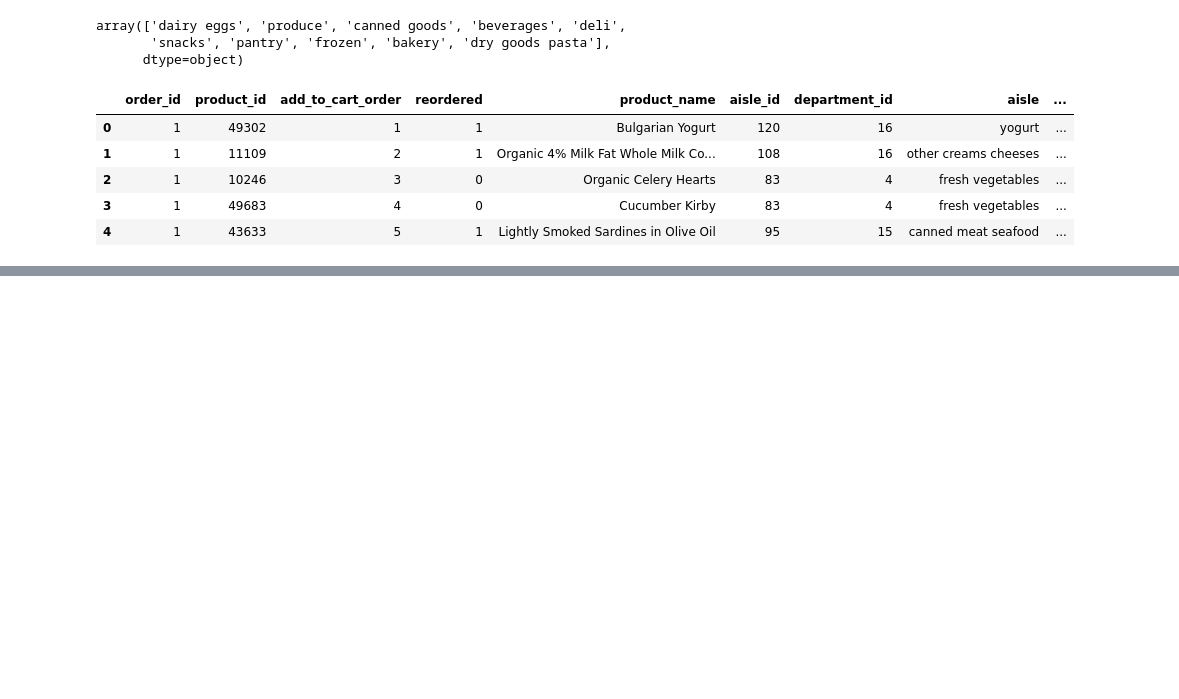
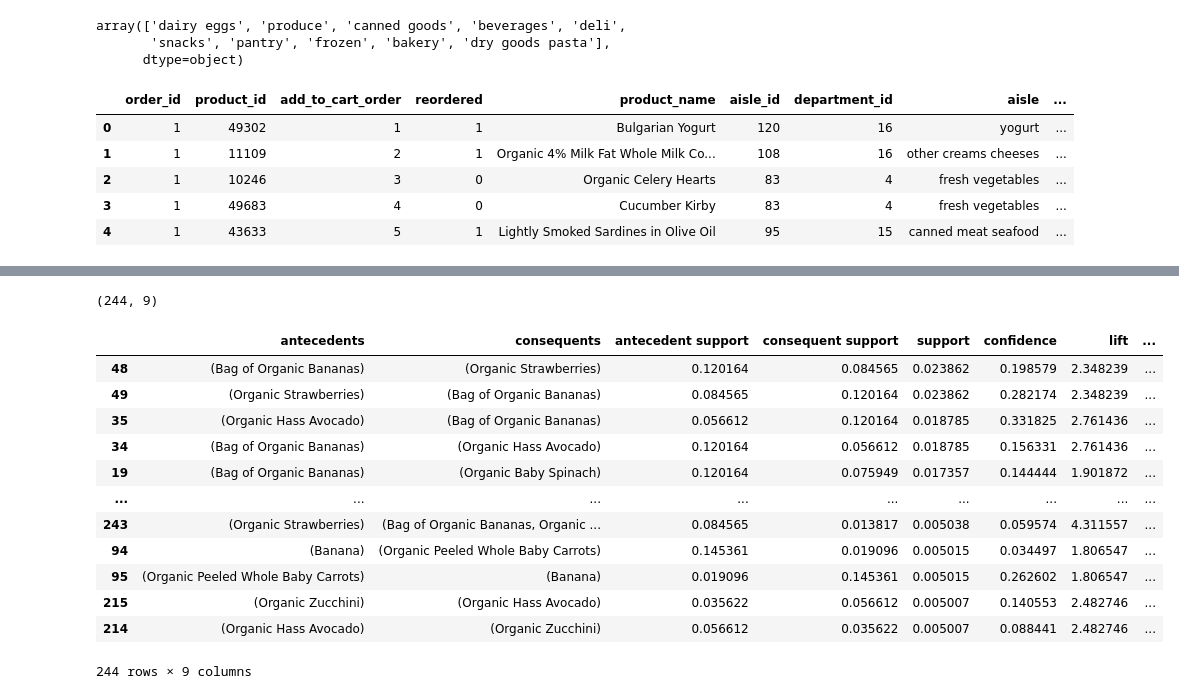
Before and after one commit to monolabs/products_association, a Jupyter notebook: notebooks/arm_experimental.ipynb, the cells around one changed output, grey strips where cells are left out. Cells and saved outputs as stored; diff of their text form; code cells hidden in the pictures; blank space fills up the shorter version.

```diff
--- a/notebooks/arm_experimental.ipynb
+++ b/notebooks/arm_experimental.ipynb
@@ -116,0 +107,6 @@ order_products_filtered.head(5)
+# %%
+order_products_list = []
+for order in order_products_filtered["order_id"].unique():
+    print(order, end=' ')
+    prods = list(order_products_filtered[order_products_filtered["order_id"] == order]["product_name"])
+    order_products_list.append(prods)
@@ -116,0 +165,15 @@ order_products_filtered.head(5)
+# %%
+from mlxtend.preprocessing import TransactionEncoder
+from mlxtend.frequent_patterns import apriori
+from mlxtend.frequent_patterns import association_rules,apriori
+import time
+
+support_threshold = 0.5
+
+te = TransactionEncoder()
+# te_ary = te.fit(order_products_list).transform(order_products_list)
+# df = pd.DataFrame(te_ary, columns=te.columns_)
+
+oht_ary = te.fit(order_products_list).transform(order_products_list, sparse=True)
+sparse_df = pd.DataFrame.sparse.from_spmatrix(oht_ary, columns=te.columns_)
+sparse_df
@@ -207,0 +200,2 @@ basket2
+# %%
+frequent_itemsets = apriori(sparse_df, min_support=0.001, use_colnames=True)
@@ -207,0 +213,2 @@ basket2
+# %%
+lift = association_rules(frequent_itemsets, metric="lift", min_threshold=0.01)
@@ -207,0 +224,20 @@ basket2
+# %%
+lift.shape
+# %% [output]
+(244, 9)
+# %%
+lift.sort_values("support", ascending= False)
+# %% [output]
+|  | antecedents | consequents | antecedent support | consequent support | support | confidence | lift | ... |
+| 48 | (Bag of Organic Bananas) | (Organic Strawberries) | 0.120164 | 0.084565 | 0.023862 | 0.198579 | 2.348239 | ... |
+| 49 | (Organic Strawberries) | (Bag of Organic Bananas) | 0.084565 | 0.120164 | 0.023862 | 0.282174 | 2.348239 | ... |
+| 35 | (Organic Hass Avocado) | (Bag of Organic Bananas) | 0.056612 | 0.120164 | 0.018785 | 0.331825 | 2.761436 | ... |
+| 34 | (Bag of Organic Bananas) | (Organic Hass Avocado) | 0.120164 | 0.056612 | 0.018785 | 0.156331 | 2.761436 | ... |
+| 19 | (Bag of Organic Bananas) | (Organic Baby Spinach) | 0.120164 | 0.075949 | 0.017357 | 0.144444 | 1.901872 | ... |
+| ... | ... | ... | ... | ... | ... | ... | ... | ... |
+| 243 | (Organic Strawberries) | (Bag of Organic Bananas, Organic ... | 0.084565 | 0.013817 | 0.005038 | 0.059574 | 4.311557 | ... |
+| 94 | (Banana) | (Organic Peeled Whole Baby Carrots) | 0.145361 | 0.019096 | 0.005015 | 0.034497 | 1.806547 | ... |
+| 95 | (Organic Peeled Whole Baby Carrots) | (Banana) | 0.019096 | 0.145361 | 0.005015 | 0.262602 | 1.806547 | ... |
+| 215 | (Organic Zucchini) | (Organic Hass Avocado) | 0.035622 | 0.056612 | 0.005007 | 0.140553 | 2.482746 | ... |
+| 214 | (Organic Hass Avocado) | (Organic Zucchini) | 0.056612 | 0.035622 | 0.005007 | 0.088441 | 2.482746 | ... |
+244 rows × 9 columns
```
Also changed, not shown: parts of 29 cells of this notebook.
